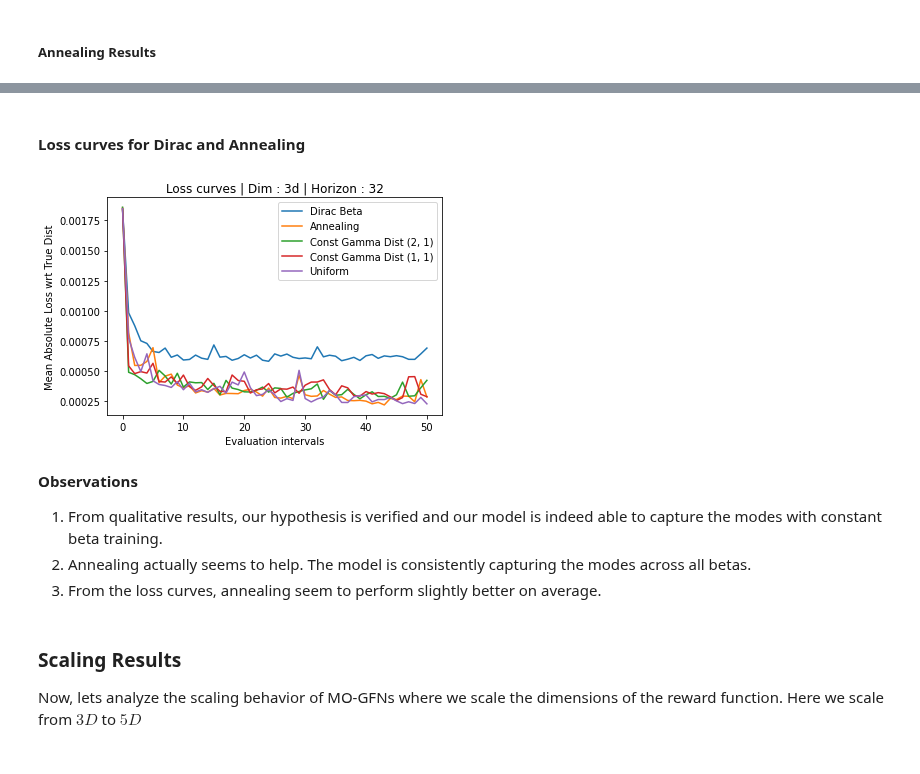
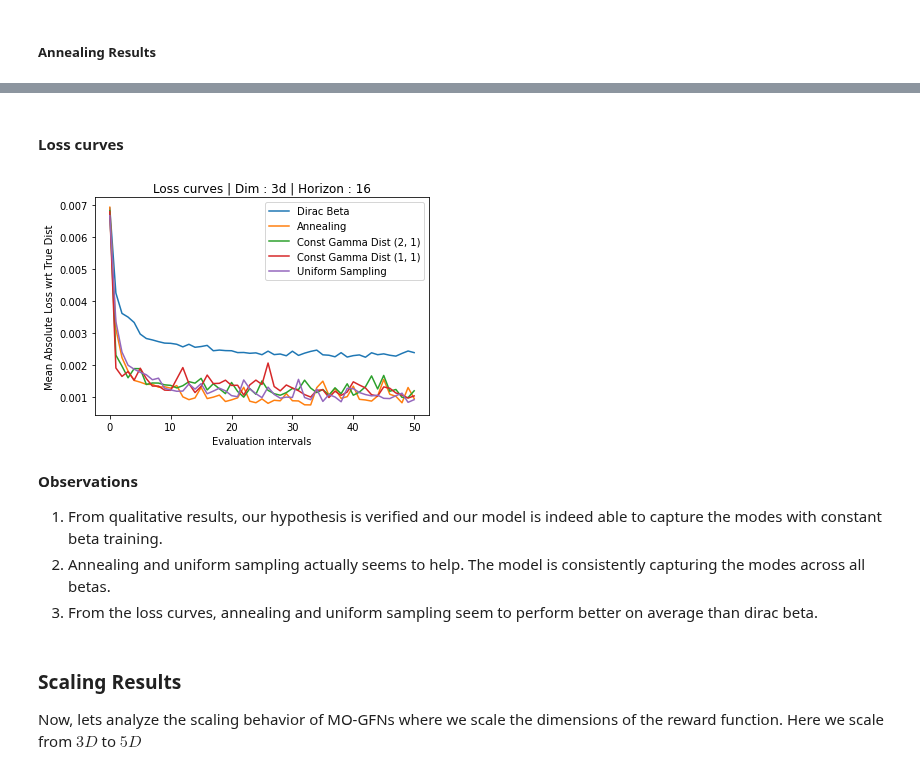
Before and after one commit to recursionpharma/gflownet, a Jupyter notebook: gflownet/examples/results.ipynb, the cells around one changed output, grey strips where cells are left out. Cells and saved outputs as stored; diff of their text form; code cells hidden in the pictures.

```diff
--- a/gflownet/examples/results.ipynb
+++ b/gflownet/examples/results.ipynb
@@ -229,32 +233,33 @@ _ = plot_beta_evolution(horizon=16, dims=5, method="annealing")
 # %% [markdown]
-#### Loss curves for Dirac and Annealing
+#### Loss curves
 # %%
+def get_loss_curves(horizon, dim, encoding):
+    functions, _ = get_functions(3)
+    files = [f"dirac_{dim}_horizon_{horizon}.pkl.gz", f"annealing_{dim}_horizon_{horizon}.pkl.gz", f"const_{dim}_horizon_{horizon}.pkl.gz", f"const_1_1_{dim}_horizon_{horizon}.pkl.gz", f"uniform_{dim}_horizon_{horizon}.pkl.gz"]
+    x_labels = ["Dirac Beta", "Annealing", "Const Gamma Dist (2, 1)" , "Const Gamma Dist (1, 1)", "Uniform Sampling"]
+    for idx, f in enumerate(files):
+        if encoding=="thermo":
+            results = pickle.load(gzip.open(os.getcwd() + '/results_thermo/' + f, 'rb'))
+        else:
+            results = pickle.load(gzip.open(os.getcwd() + '/resultsv3/' + f, 'rb'))
 
-df = pd.DataFrame(columns=['Dimension', 'Method','Losses'])
-horizon = 32
-dim = "3d"
-absolute = True
-functions, _ = get_functions(3)
-files = [f"dirac_{dim}_horizon_{horizon}.pkl.gz", f"annealing_{dim}_horizon_{horizon}.pkl.gz", f"const_{dim}_horizon_{horizon}.pkl.gz", f"const_1_1_{dim}_horizon_{horizon}.pkl.gz", f"uniform_{dim}_horizon_{horizon}.pkl.gz"]
-x_labels = ["Dirac Beta", "Annealing", "Const Gamma Dist (2, 1)" , "Const Gamma Dist (1, 1)", "Uniform"]
-for idx, f in enumerate(files):
-    results = pickle.load(gzip.open(os.getcwd() + '/resultsv3/' + f, 'rb'))
-    env = gfn.GridEnv(horizon, funcs=functions)
-    s, r, pos = env.state_info()
-    data = results["true_losses"]
-    pp.plot(data, label=x_labels[idx])
-pp.legend()
-pp.title("Loss curves | Dim : {} | Horizon : {}".format(dim, horizon))
-pp.xlabel("Evaluation intervals")
-pp.ylabel("Mean Absolute Loss wrt True Dist")
-pp.savefig("loss_curves_{}_{}.png".format(dim, horizon))
+        env = gfn.GridEnv(horizon, funcs=functions)
+        s, r, pos = env.state_info()
+        data = results["true_losses"]
+        pp.plot(data, label=x_labels[idx])
+    pp.legend()
+    pp.title("Loss curves | Dim : {} | Horizon : {}".format(dim, horizon))
+    pp.xlabel("Evaluation intervals")
+    pp.ylabel("Mean Absolute Loss wrt True Dist")
+    pp.savefig("loss_curves_{}_{}.png".format(dim, horizon))
+get_loss_curves(horizon=16, dim="3d", encoding="identity")
 # %% [output]
-[figure, old version]
+[figure, new version]
 # %% [markdown]
 **Observations**
 1. From qualitative results, our hypothesis is verified and our model is indeed able to capture the modes with constant beta training.
-2. Annealing actually seems to help. The model is consistently capturing the modes across all betas.
-3. From the loss curves, annealing seem to perform slightly better on average.
+2. Annealing and uniform sampling actually seems to help. The model is consistently capturing the modes across all betas.
+3. From the loss curves, annealing and uniform sampling seem to perform better on average than dirac beta.
 # %% [markdown]
 ### Scaling Results
 Now, lets analyze the scaling behavior of MO-GFNs where we scale the dimensions of the reward function. Here we scale from $3D$ to $5D$
```
Also changed, not shown: parts of 16 cells of this notebook.
